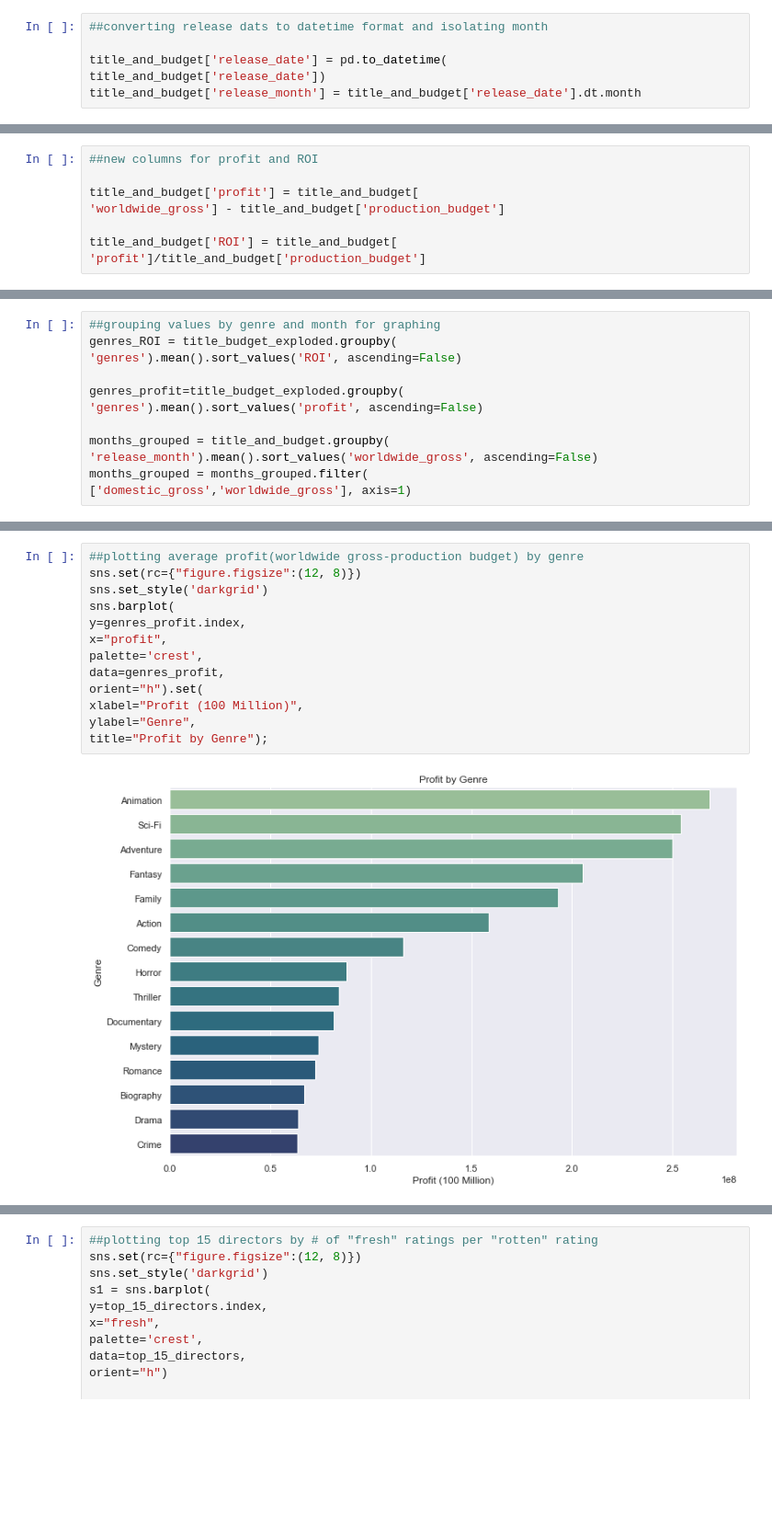
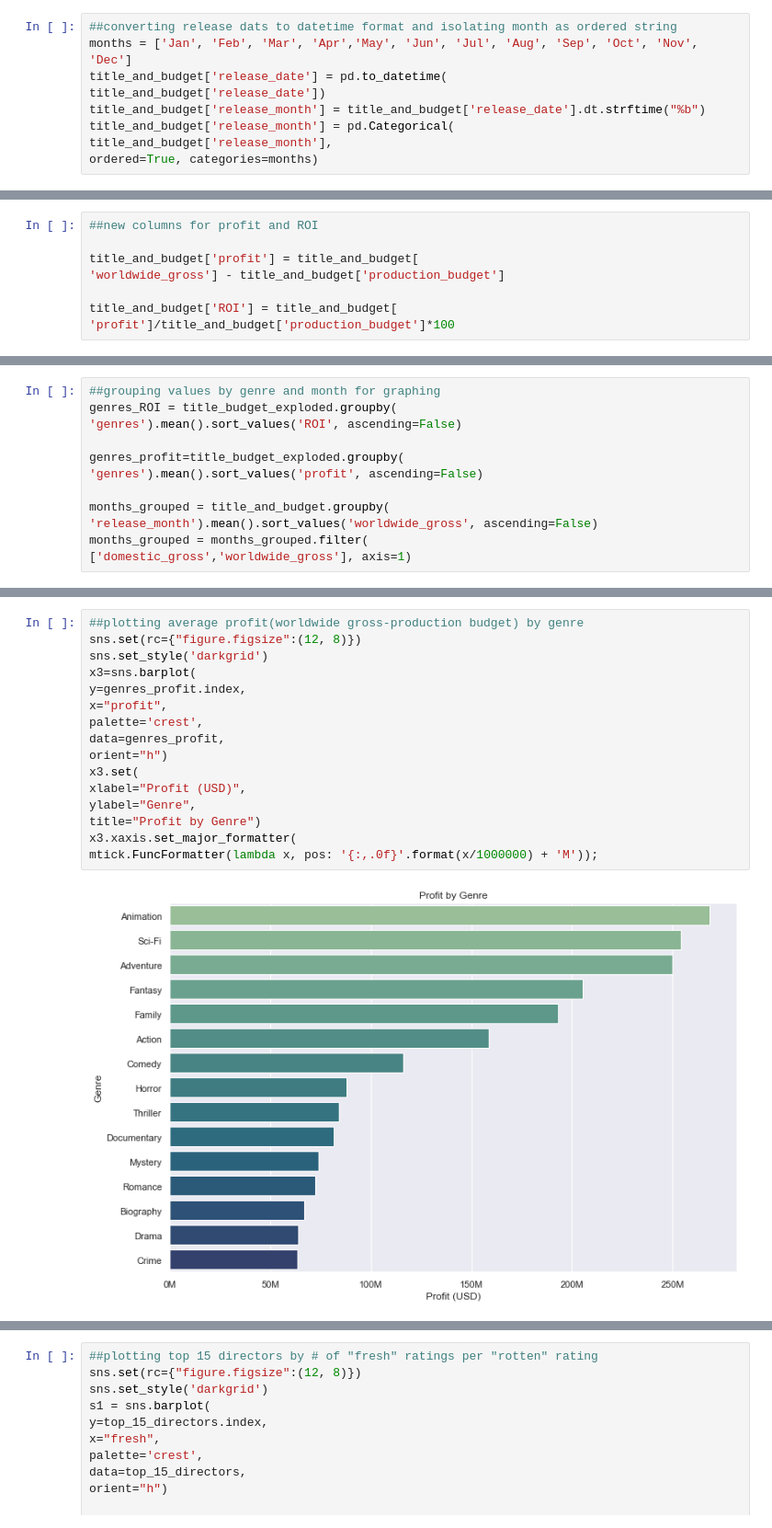
Before and after one commit to cmhollman/dsc-phase-1-project-v2-3, a Jupyter notebook: student.ipynb, the cells around one changed output, grey strips where cells are left out. Shown at 92% size. Saved outputs shown, nothing was run; the diff lists cells and outputs as text; blank space fills up the shorter version.

```diff
--- a/student.ipynb
+++ b/student.ipynb
@@ -95,8 +168,11 @@ title_and_budget['worldwide_gross'] = title_and_budget[
 title_and_budget = title_and_budget[
 title_and_budget['production_budget'] >= 16000000]
 # %%
-##converting release dats to datetime format and isolating month
-
+##converting release dats to datetime format and isolating month as ordered string
+months = ['Jan', 'Feb', 'Mar', 'Apr','May', 'Jun', 'Jul', 'Aug', 'Sep', 'Oct', 'Nov', 'Dec']
 title_and_budget['release_date'] = pd.to_datetime(
 title_and_budget['release_date'])
-title_and_budget['release_month'] = title_and_budget['release_date'].dt.month
+title_and_budget['release_month'] = title_and_budget['release_date'].dt.strftime("%b")
+title_and_budget['release_month'] = pd.Categorical(
+title_and_budget['release_month'],
+ordered=True, categories=months)
@@ -107,7 +186,7 @@ title_and_budget['profit'] = title_and_budget[
 'worldwide_gross'] - title_and_budget['production_budget']
 
 title_and_budget['ROI'] = title_and_budget[
-'profit']/title_and_budget['production_budget']
+'profit']/title_and_budget['production_budget']*100
 # %%
 ##dropping 0 values to avoid skewing data
 
@@ -183,15 +296,18 @@ ylabel='Genres', title = "ROI by Genre");
 # %%
 ##plotting average profit(worldwide gross-production budget) by genre
 sns.set(rc={"figure.figsize":(12, 8)})
 sns.set_style('darkgrid')
-sns.barplot(
+x3=sns.barplot(
 y=genres_profit.index,
 x="profit",
 palette='crest',
 data=genres_profit,
-orient="h").set(
-xlabel="Profit (100 Million)",
+orient="h")
+x3.set(
+xlabel="Profit (USD)",
 ylabel="Genre",
-title="Profit by Genre");
+title="Profit by Genre")
+x3.xaxis.set_major_formatter(
+mtick.FuncFormatter(lambda x, pos: '{:,.0f}'.format(x/1000000) + 'M'));
 # %% [output]
-[figure, old version]
+[figure, new version]
```
Also changed, not shown: parts of 23 cells of this notebook.
